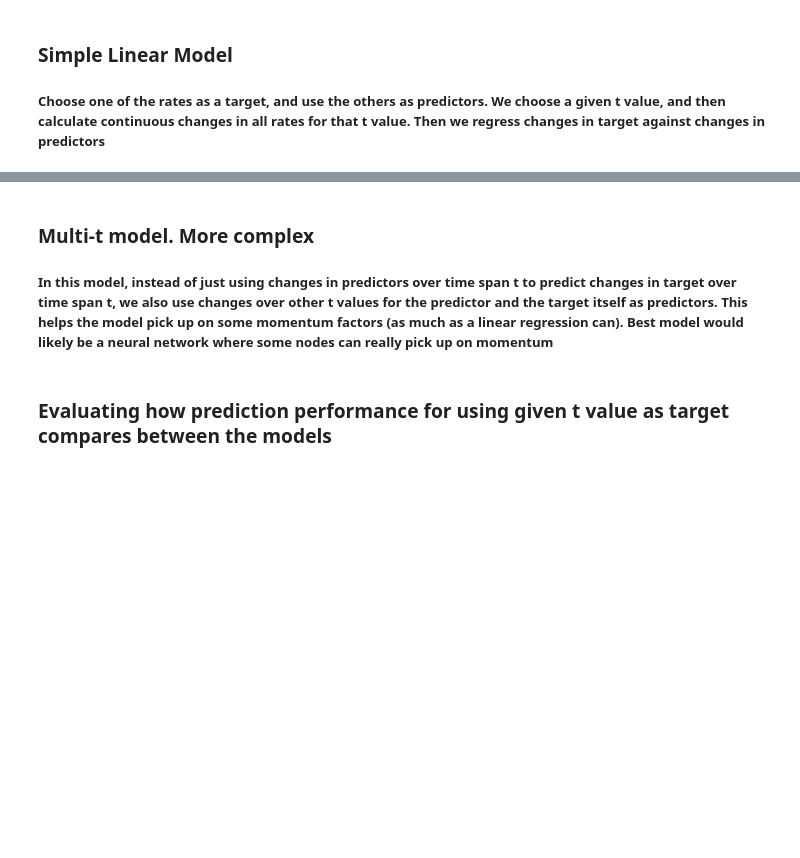
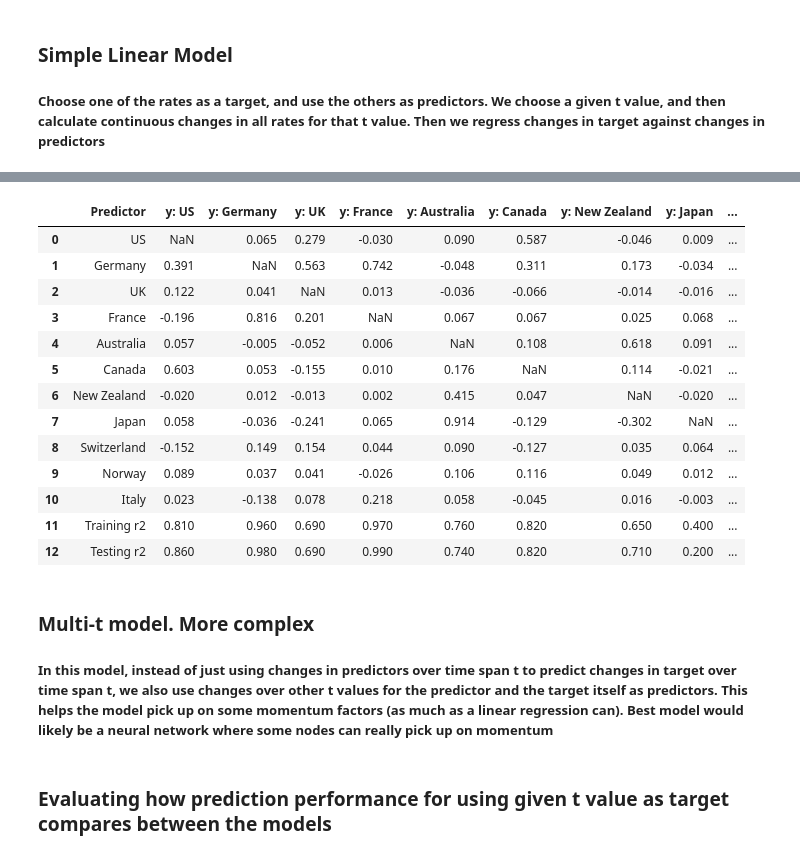
Before and after one commit to danjsabra/G10_RV, a Jupyter notebook: G10_RV.ipynb, the cells around one changed output, grey strips where cells are left out. Cells and saved outputs as stored; diff of their text form; code cells hidden in the pictures; blank space fills up the shorter version.

```diff
--- a/G10_RV.ipynb
+++ b/G10_RV.ipynb
@@ -112,3 +75,89 @@ simple(10)
+# %%
+def simple(t):
+    # print(rates_tickers)
+    rates_prices = df[rates_tickers].copy()
+    # print(rates_prices)
+
+    # Calculating our changes
+    for ticker in rates_prices:
+        # This line calculates the difference between the current value and the value t periods ahead for each ticker, and stores these differences in a new column named {ticker}_
+        rates_prices[f'{ticker}_change_over_t'] = rates_prices[ticker].diff(-t)
+
+    # This line removes any rows from data that contain missing values
+    rates_prices = rates_prices.dropna()
+
+    # This line creates a new DataFrame changes that only contains the columns in data that end with '_change_over_t' (the ones that contain the differences calculated earlier)
+    changes = rates_prices[[x for x in rates_prices if x.endswith('_change_over_t')]]
+    # print(changes)
+
+    # This line splits the changes DataFrame into a training set, which contains all rows with a date index before '2023-1-1'
+    changes_training = changes[changes.index < '2023-1-1']
+
+    # This line creates the testing set, which contains all rows with a date index on or after '2023-1-1'
+    changes_testing = changes[changes.index >= '2023-1-1']
+
+    result = pd.DataFrame()
+
+    # This line creates a new column 'Predictor' in the result DataFrame, which contains the tickers and some additional strings
+    result['Predictor'] = [ticker_to_country[x] for x in rates_tickers] + ['Training r2', 'Testing r2']
+
+    # Building model and storing results for each rate as the target, making df to see results
+    for i, target_country in enumerate(changes.columns):
+
+        # Stores all the training data in training X, not the current target country, for the X axis
+        training_X = changes_training[[x for x in changes_training if x != target_country]]
+
+        # Now store the training data of the target country for the Y axis
+        training_y = changes_training[target_country]
+
+        # Stores all the testing data in testing X, not the current target country, for the X axis
+        testing_X = changes_testing[[x for x in changes_testing if x != target_country]]
+
+        # Now store the training data of the target country for the Y axis
+        testing_y = changes_testing[target_country]
+
+        # Fit to model
+        model = LinearRegression()
+        model.fit(training_X, training_y)
+
+        # Prediction over the training dataset
+        training_prediction = model.predict(training_X)
+        training_r2 = r2_score(training_y, training_prediction)
+
+        # Prediction over the testing dataset
+        testing_prediction = model.predict(testing_X)
+        testing_r2 = r2_score(testing_y, testing_prediction)
+
+        # Rounding our coefficients
+        coefficients = [round(x, 3) for x in model.coef_]
+        # NO Value for prediction against self
+        coefficients.insert(i, None)
+
+        # Insert r2 scores
+        coefficients.insert(len(coefficients), round(training_r2, 2))
+        coefficients.insert(len(coefficients), round(testing_r2, 2))
+
+        result[f'y: {ticker_to_country[target_country[:-14]]}'] = coefficients
+    result['ABS Mean'] = [result.iloc[i, 1:].dropna().abs().mean() for i in range(11)] + ['', '']
+
+    return result
+
+simple(10)
+# %% [output]
+|  | Predictor | y: US | y: Germany | y: UK | y: France | y: Australia | y: Canada | y: New Zealand | y: Japan | ... |
+| 0 | US | NaN | 0.065 | 0.279 | -0.030 | 0.090 | 0.587 | -0.046 | 0.009 | ... |
+| 1 | Germany | 0.391 | NaN | 0.563 | 0.742 | -0.048 | 0.311 | 0.173 | -0.034 | ... |
+| 2 | UK | 0.122 | 0.041 | NaN | 0.013 | -0.036 | -0.066 | -0.014 | -0.016 | ... |
+| 3 | France | -0.196 | 0.816 | 0.201 | NaN | 0.067 | 0.067 | 0.025 | 0.068 | ... |
+| 4 | Australia | 0.057 | -0.005 | -0.052 | 0.006 | NaN | 0.108 | 0.618 | 0.091 | ... |
+| 5 | Canada | 0.603 | 0.053 | -0.155 | 0.010 | 0.176 | NaN | 0.114 | -0.021 | ... |
+| 6 | New Zealand | -0.020 | 0.012 | -0.013 | 0.002 | 0.415 | 0.047 | NaN | -0.020 | ... |
+| 7 | Japan | 0.058 | -0.036 | -0.241 | 0.065 | 0.914 | -0.129 | -0.302 | NaN | ... |
+| 8 | Switzerland | -0.152 | 0.149 | 0.154 | 0.044 | 0.090 | -0.127 | 0.035 | 0.064 | ... |
+| 9 | Norway | 0.089 | 0.037 | 0.041 | -0.026 | 0.106 | 0.116 | 0.049 | 0.012 | ... |
+| 10 | Italy | 0.023 | -0.138 | 0.078 | 0.218 | 0.058 | -0.045 | 0.016 | -0.003 | ... |
+| 11 | Training r2 | 0.810 | 0.960 | 0.690 | 0.970 | 0.760 | 0.820 | 0.650 | 0.400 | ... |
+| 12 | Testing r2 | 0.860 | 0.980 | 0.690 | 0.990 | 0.740 | 0.820 | 0.710 | 0.200 | ... |
 # %% [markdown]
 ### Multi-t model. More complex
 ##### In this model, instead of just using changes in predictors over time span t to predict changes in target over time span t, we also use changes over other t values for the predictor and the target itself as predictors. This helps the model pick up on some momentum factors (as much as a linear regression can). Best model would likely be a neural network where some nodes can really pick up on momentum
```
Also changed, not shown: parts of 7 cells of this notebook.
